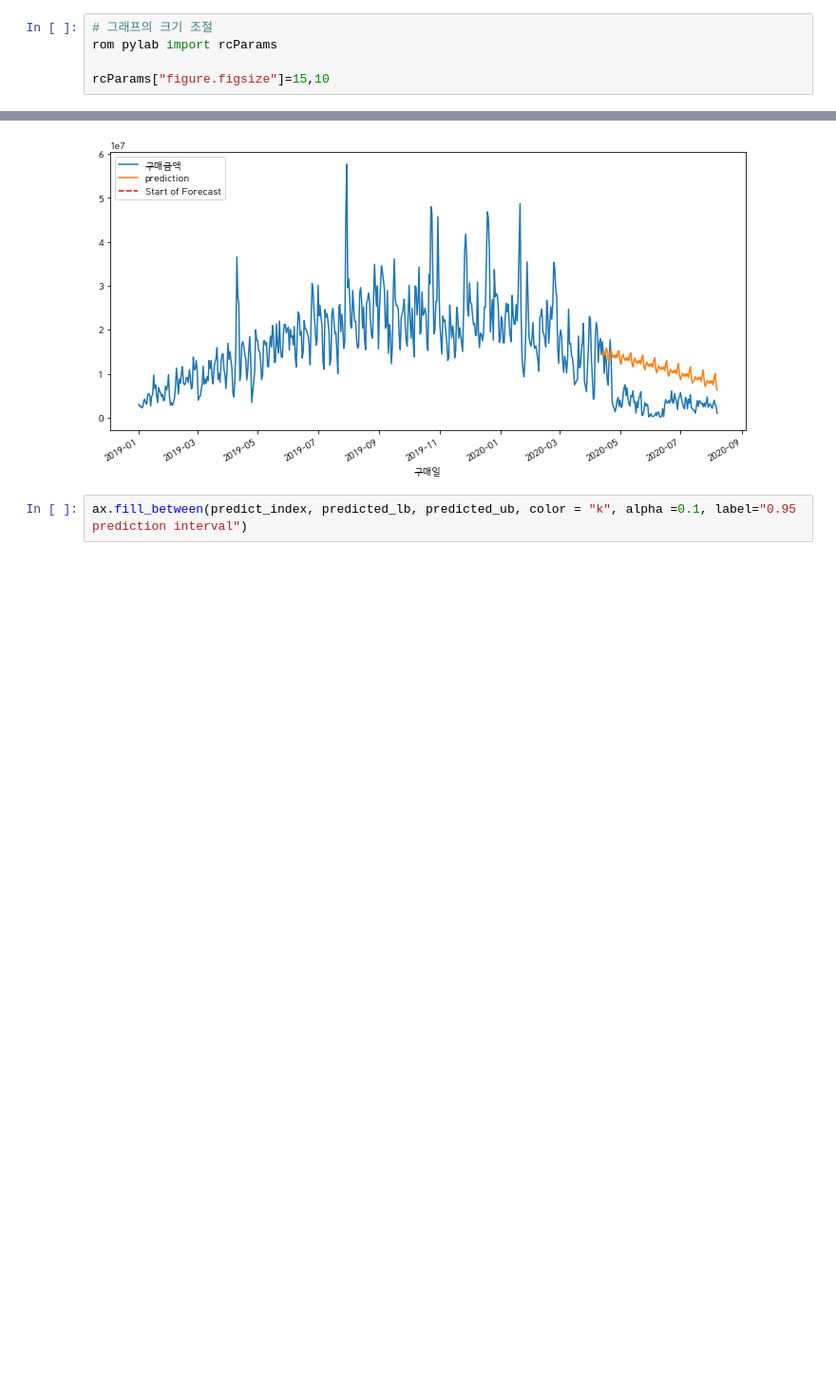
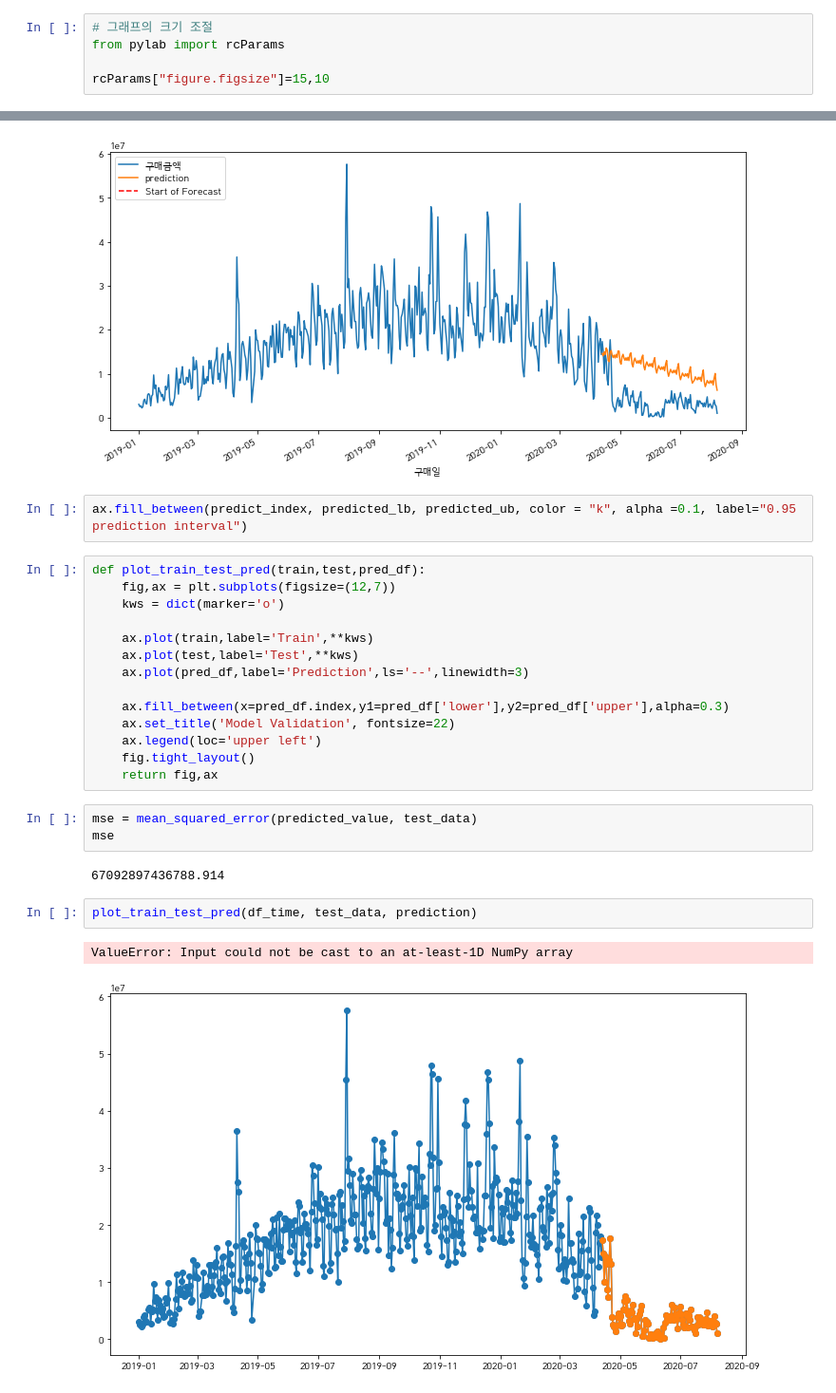
Before and after one commit to KimMinjun7/Study, a Jupyter notebook: Untitled.ipynb, the cells around one changed output, grey strips where cells are left out. Shown at 95% size. Cells and saved outputs as stored; diff of their text form; blank space fills up the shorter version.

```diff
--- a/Untitled.ipynb
+++ b/Untitled.ipynb
@@ -214,7 +215,7 @@ Freq: D, Name: 구매금액, Length: 585, dtype: float64
     - Cycle/Residual
 # %%
 # 그래프의 크기 조절
-rom pylab import rcParams
+from pylab import rcParams
 
 rcParams["figure.figsize"]=15,10
 # %%
@@ -432,3 +433,27 @@ plt.show()
 [figure]
 # %%
 ax.fill_between(predict_index, predicted_lb, predicted_ub, color = "k", alpha =0.1, label="0.95 prediction interval")
+# %%
+def plot_train_test_pred(train,test,pred_df):
+    fig,ax = plt.subplots(figsize=(12,7))
+    kws = dict(marker='o')
+
+    ax.plot(train,label='Train',**kws)
+    ax.plot(test,label='Test',**kws)
+    ax.plot(pred_df,label='Prediction',ls='--',linewidth=3)
+
+    ax.fill_between(x=pred_df.index,y1=pred_df['lower'],y2=pred_df['upper'],alpha=0.3)
+    ax.set_title('Model Validation', fontsize=22)
+    ax.legend(loc='upper left')
+    fig.tight_layout()
+    return fig,ax
+# %%
+mse = mean_squared_error(predicted_value, test_data)
+mse
+# %% [output]
+67092897436788.914
+# %%
+plot_train_test_pred(df_time, test_data, prediction)
+# %% [output]
+ValueError: Input could not be cast to an at-least-1D NumPy array
+[figure, added]
```
Also changed, not shown: parts of 3 cells of this notebook.
